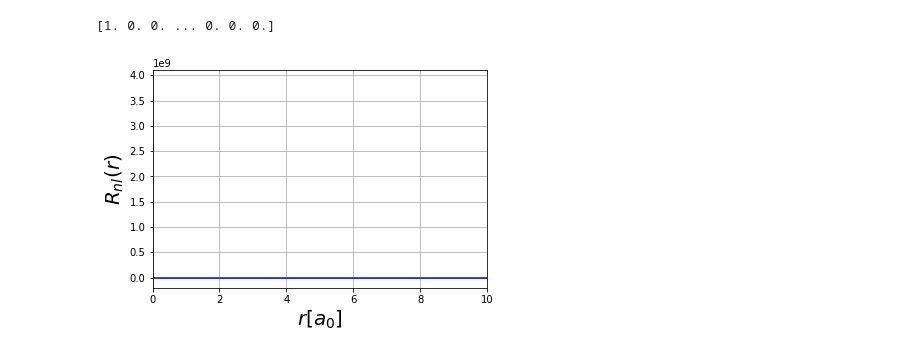
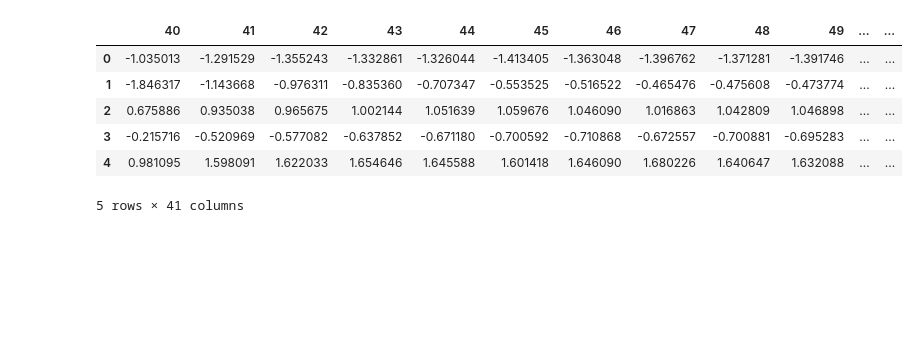
Before and after one commit to MATOT9/GPH, a Jupyter notebook: TPOP/Projet 2/test.ipynb, the cells around one changed output. Drawn from its saved outputs; the diff is of its cells as text; code cells hidden in the pictures; blank space fills up the shorter version.

```diff
--- a/TPOP/Projet 2/test.ipynb
+++ b/TPOP/Projet 2/test.ipynb
@@ -6,23 +10,7 @@ from math import pi, e
-# %%
-def R(r):
-    v = -r/a0.value
-    v = e**v
-    return (r**4*e**v)
-
-def rmax(n,l):
-    return n**2*(1+0.5*(1-l*(l+1)/n**2))
-
-r = np.linspace(0,250,10000)
-print(e**(-r/a0.value))
-P = R(r)
-
-plt.xlim([0, 2*rmax(2,1)])
-plt.plot(r, P, "b")
-plt.xlabel('$r [a_0]$',fontsize=20)
-
-plt.ylabel('$R_{nl}(r)$', fontsize=20)
-
-plt.grid('True')
-# %% [output]
-[1. 0. 0. ... 0. 0. 0.]
-[figure, removed]
+# %%
+# Assigning directories
+Filepath = Path.cwd() / "DataSolution"
+Figpath = Path.cwd() / "Graphiques"
+
+# Setting default plot parameters
+plt.style.use("https://raw.githubusercontent.com/dccote/Enseignement/master/SRC/dccote-errorbars.mplstyle")
@@ -28,0 +56,29 @@ plt.grid('True')
+# %%
+λ, _ = np.loadtxt(Filepath/'0%50ms.txt', skiprows=14, delimiter=',', unpack=True)
+
+Counts = []
+for i in Path.iterdir(Filepath):
+    df = pd.read_csv(i, sep=",", skiprows=14, names=["λ", "Counts"])
+    count = df.iloc[:,1][40:81]
+    #count = count.to_numpy(dtype=float, copy=False)
+    #_ , Count = np.loadtxt(i, skiprows=14, delimiter=",", unpack=True)
+    #count = pd.DataFrame(count).T
+    Counts.append(count)
+
+#print(Counts[0])
+scaler = StandardScaler()
+df = pd.DataFrame(Counts)
+
+np. set_printoptions(suppress=True)
+ScaledCount=Counts.copy()
+df_st = scaler.fit_transform(ScaledCount)
+ScaledCount=pd.DataFrame(scaler.fit_transform(ScaledCount), columns=df.columns)
+ScaledCount.head()
+# %% [output]
+|  | 40 | 41 | 42 | 43 | 44 | 45 | 46 | 47 | 48 | 49 | ... | ... |
+| 0 | -1.035013 | -1.291529 | -1.355243 | -1.332861 | -1.326044 | -1.413405 | -1.363048 | -1.396762 | -1.371281 | -1.391746 | ... | ... |
+| 1 | -1.846317 | -1.143668 | -0.976311 | -0.835360 | -0.707347 | -0.553525 | -0.516522 | -0.465476 | -0.475608 | -0.473774 | ... | ... |
+| 2 | 0.675886 | 0.935038 | 0.965675 | 1.002144 | 1.051639 | 1.059676 | 1.046090 | 1.016863 | 1.042809 | 1.046898 | ... | ... |
+| 3 | -0.215716 | -0.520969 | -0.577082 | -0.637852 | -0.671180 | -0.700592 | -0.710868 | -0.672557 | -0.700881 | -0.695283 | ... | ... |
+| 4 | 0.981095 | 1.598091 | 1.622033 | 1.654646 | 1.645588 | 1.601418 | 1.646090 | 1.680226 | 1.640647 | 1.632088 | ... | ... |
+5 rows × 41 columns
```
Also changed, not shown: parts of 8 cells of this notebook, 24 other files.
